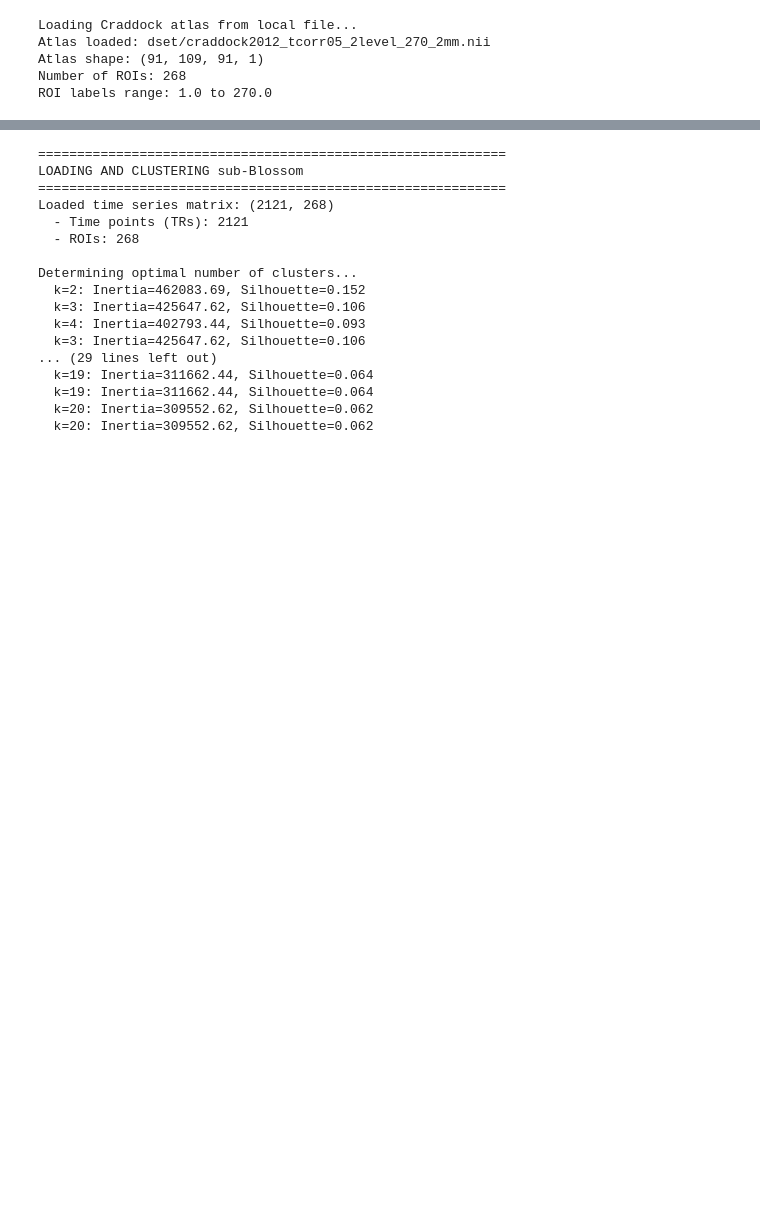
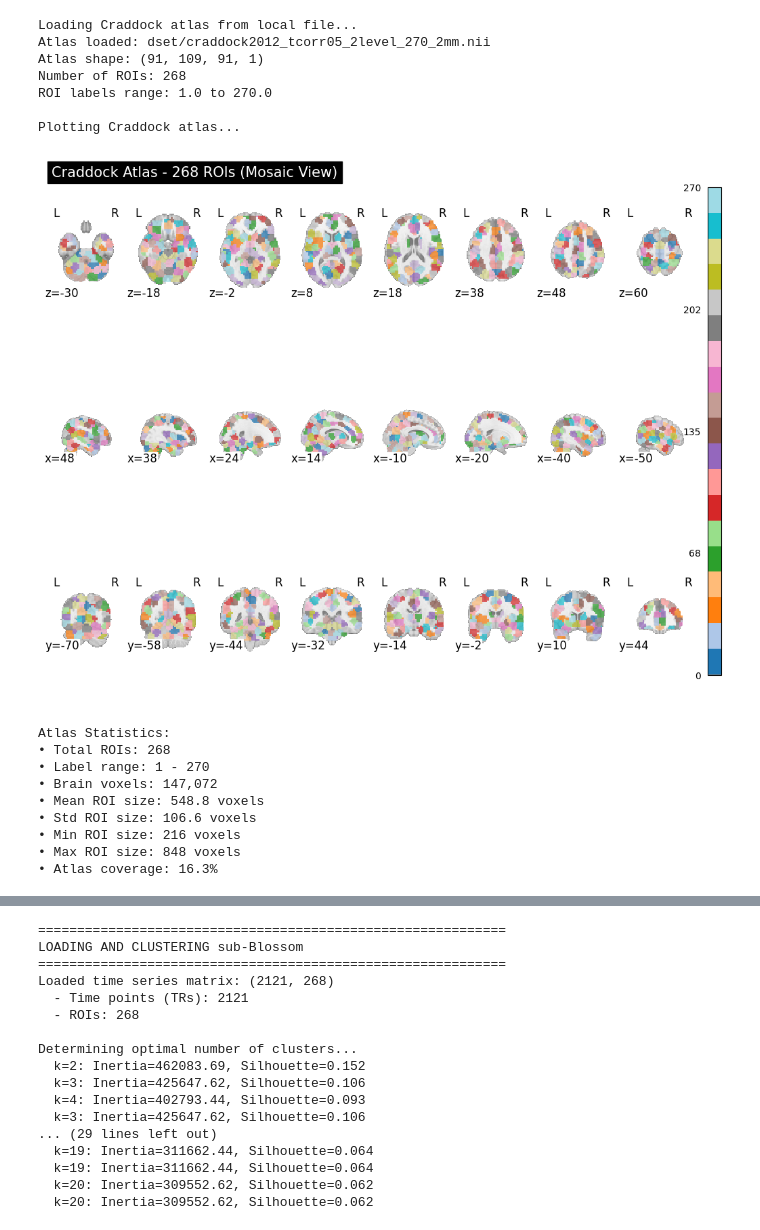
Before and after one commit to chlohamp/diva-emotion-dfc, a Jupyter notebook: 2a-caps.ipynb, the cells around one changed output, grey strips where cells are left out. Drawn from its saved outputs; the diff is of its cells as text; code cells hidden in the pictures; blank space fills up the shorter version.

Commit message:
plot craddock

```diff
--- a/2a-caps.ipynb
+++ b/2a-caps.ipynb
@@ -27,30 +27,84 @@ OUT_DIR = Path("dset/derivatives/caps")
 # %%
 # Load Craddock atlas from local file
 print("Loading Craddock atlas from local file...")
 
 # Path to the unzipped atlas file
 atlas_filename = Path("dset/craddock2012_tcorr05_2level_270_2mm.nii")
 
 print(f"Atlas loaded: {atlas_filename}")
 
 # Load the atlas to check its properties
 atlas_img = nib.load(atlas_filename)
 atlas_data = atlas_img.get_fdata()
 
 # Get unique ROI labels (excluding background/0)
 unique_labels = np.unique(atlas_data)
 unique_labels = unique_labels[unique_labels != 0]  # Remove background
 n_rois = len(unique_labels)
 
 print(f"Atlas shape: {atlas_data.shape}")
 print(f"Number of ROIs: {n_rois}")
 print(f"ROI labels range: {unique_labels.min()} to {unique_labels.max()}")
+
+
+print(f"\nPlotting Craddock atlas...")
+
+# Create figure
+fig = plt.figure(figsize=(10, 8))
+
+# Plot Mosaic view only
+display = plotting.plot_roi(
+    atlas_img,
+    title=f'Craddock Atlas - {n_rois} ROIs (Mosaic View)',
+    display_mode='mosaic',
+    cut_coords=8,
+    colorbar=True,
+    cmap='tab20',
+    figure=fig
+)
+
+plt.show()
+
+# Create a detailed summary
+roi_sizes = []
+for label in unique_labels:
+    roi_size = np.sum(atlas_data == label)
+    roi_sizes.append(roi_size)
+brain_mask = atlas_data > 0
+total_brain_voxels = np.sum(brain_mask)
+atlas_coverage = (np.sum(atlas_data > 0) / np.prod(atlas_data.shape)) * 100
+
+
+# Summary statistics
+stats_text = f"""Atlas Statistics:
+• Total ROIs: {n_rois}
+• Label range: {unique_labels.min():.0f} - {unique_labels.max():.0f}
+• Brain voxels: {total_brain_voxels:,}
+• Mean ROI size: {np.mean(roi_sizes):.1f} voxels
+• Std ROI size: {np.std(roi_sizes):.1f} voxels
+• Min ROI size: {np.min(roi_sizes)} voxels
+• Max ROI size: {np.max(roi_sizes)} voxels
+• Atlas coverage: {atlas_coverage:.1f}%"""
+
+print(stats_text)
 # %% [output]
 Loading Craddock atlas from local file...
 Atlas loaded: dset/craddock2012_tcorr05_2level_270_2mm.nii
 Atlas shape: (91, 109, 91, 1)
 Number of ROIs: 268
 ROI labels range: 1.0 to 270.0
+
+Plotting Craddock atlas...
+[figure, added]
+Atlas Statistics:
+• Total ROIs: 268
+• Label range: 1 - 270
+• Brain voxels: 147,072
+• Mean ROI size: 548.8 voxels
+• Std ROI size: 106.6 voxels
+• Min ROI size: 216 voxels
+• Max ROI size: 848 voxels
+• Atlas coverage: 16.3%
 # %%
 # Create masker for extracting time series from ROIs
 masker = input_data.NiftiLabelsMasker(
```
Also changed, not shown: parts of 4 cells of this notebook.
